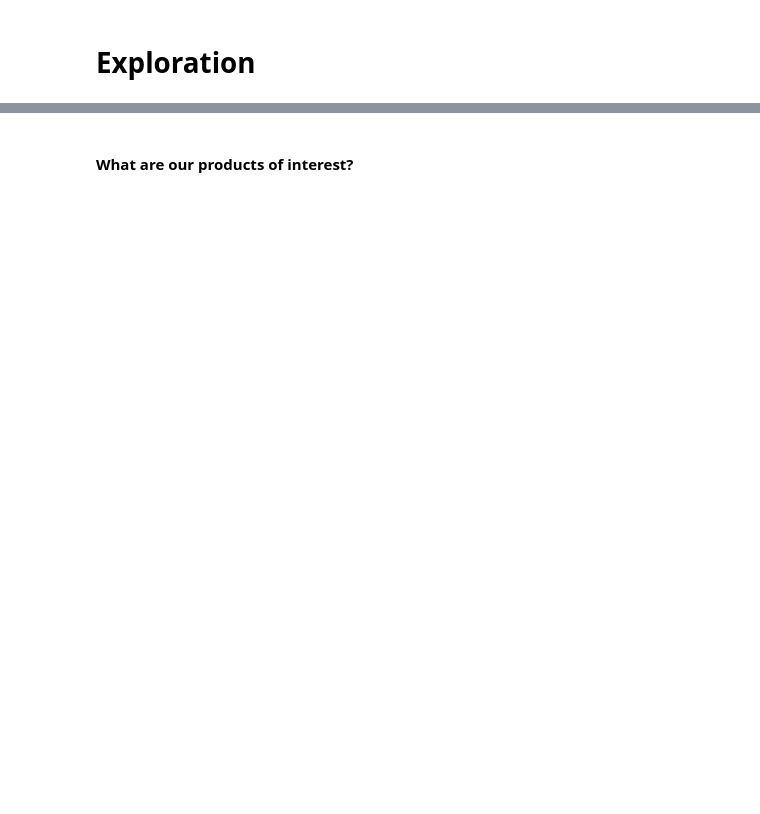
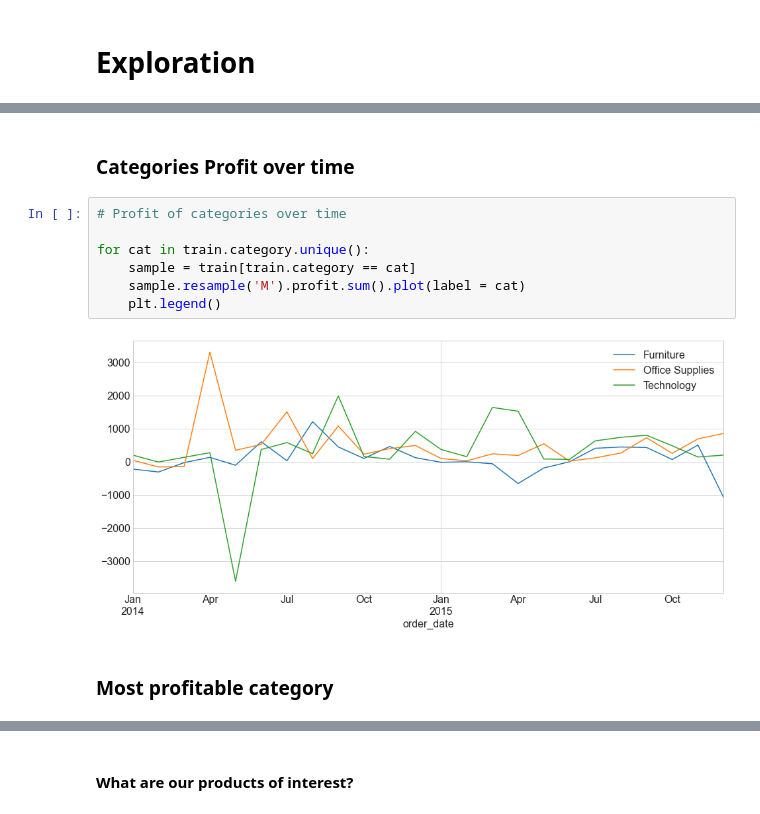
Before and after one commit to superstore-stephen-jesse/superstor-time-series-project, a Jupyter notebook: explore_stephen.ipynb, the cells around one changed output, grey strips where cells are left out. Saved outputs shown, nothing was run; the diff lists cells and outputs as text; blank space fills up the shorter version.

```diff
--- a/explore_stephen.ipynb
+++ b/explore_stephen.ipynb
@@ -198,0 +236,13 @@ dtype: bool
+# %% [markdown]
+### Categories Profit over time
+# %%
+# Profit of categories over time
+
+for cat in train.category.unique():
+    sample = train[train.category == cat]
+    sample.resample('M').profit.sum().plot(label = cat)
+    plt.legend()
+# %% [output]
+[figure, added]
+# %% [markdown]
+### Most profitable category
```
Also changed, not shown: parts of 35 cells of this notebook.
